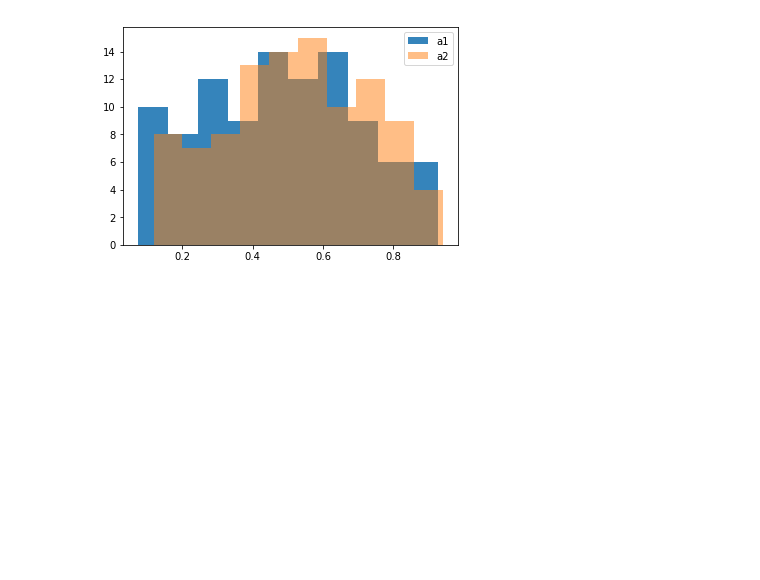
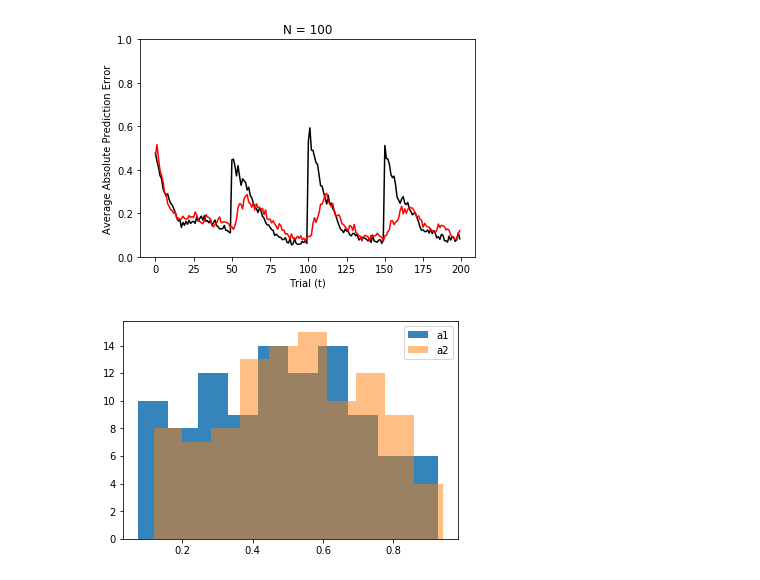
Before and after one commit to rpassas/Social_AI, a Jupyter notebook: experiments_JT.ipynb, the cells around one changed output. Cells and saved outputs as stored; diff of their text form; code cells hidden in the pictures; blank space fills up the shorter version.

```diff
--- a/experiments_JT.ipynb
+++ b/experiments_JT.ipynb
@@ -38,3 +68,33 @@ plt.show()
+# %%
+n = 100
+world = World(state_size = n, time = 200, agent=["model_alt", "model_alt"],
+              memory=[0,0], behav_control=[0,0], model_var=[1,1],
+              behav_initial_spread = [1,1], pred_initial_spread = [1,1],
+              change_points = [[None], list(range(0, 200, 50))],
+#               seed=3
+             )
+world.create_agents()
+world.run()
+agents = world.get_agents()
+errors = world.get_errors()
+preds = world.get_pred()
+priors = world.get_behav_priors()
+costs = world.get_costs()
+#world.print_results()
+time = [t for t in range(len(costs[0]))]
+
+plt.figure(facecolor='white')
+plt.plot(time, costs[0], 'black', label=agents[0])
+plt.plot(time, costs[1], 'red', label=agents[1])
+plt.ylim([0, 1])
+plt.xlabel('Trial (t)')
+plt.ylabel('Average Absolute Prediction Error')
+# plt.xlim([500,1000])
+# plt.legend()
+plt.title("N = "+str(n))
+plt.show()
+# %% [output]
+[figure, added]
 # %%
 time = [t for t in range(len(costs[0]))]
 fig, ax = plt.subplots(1, 1)
```
Also changed, not shown: parts of 2 cells of this notebook.
